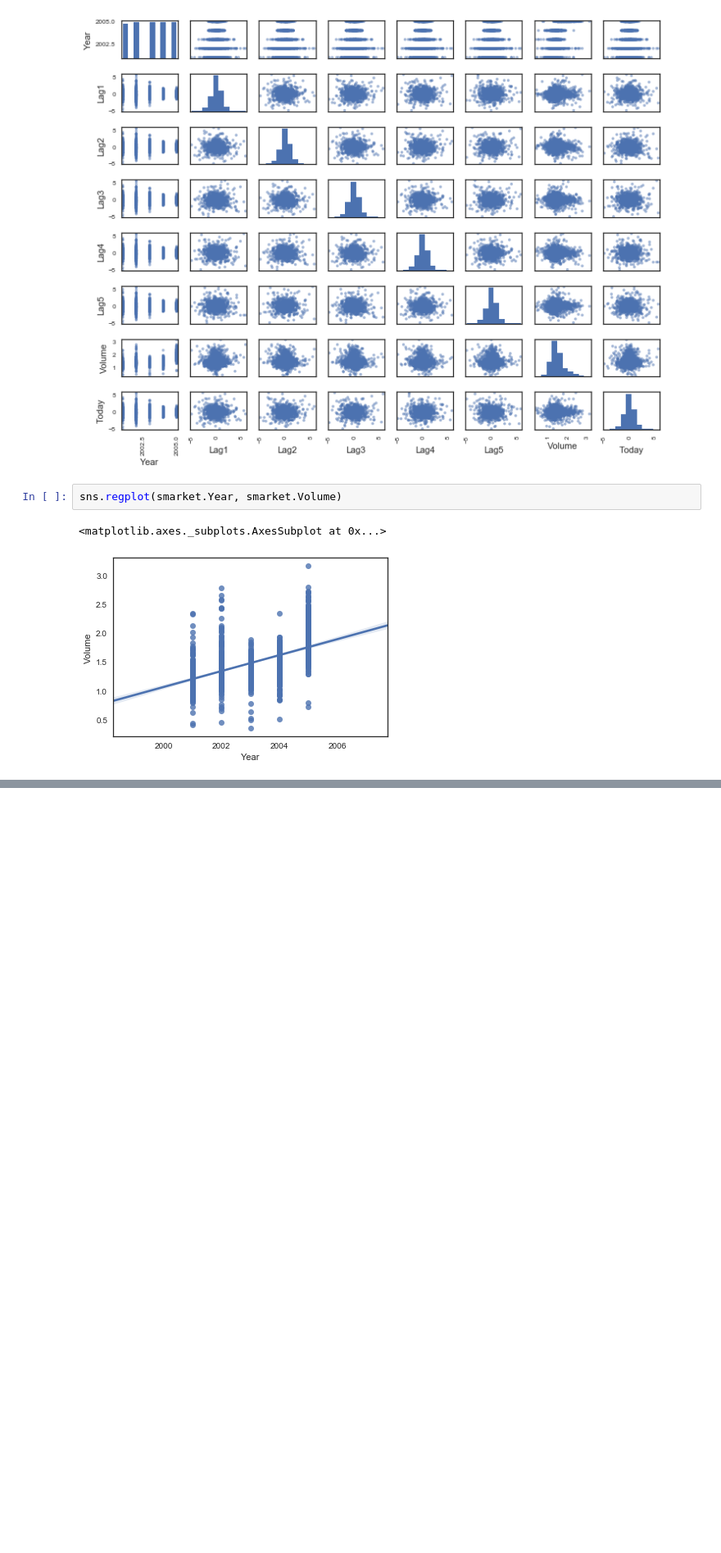
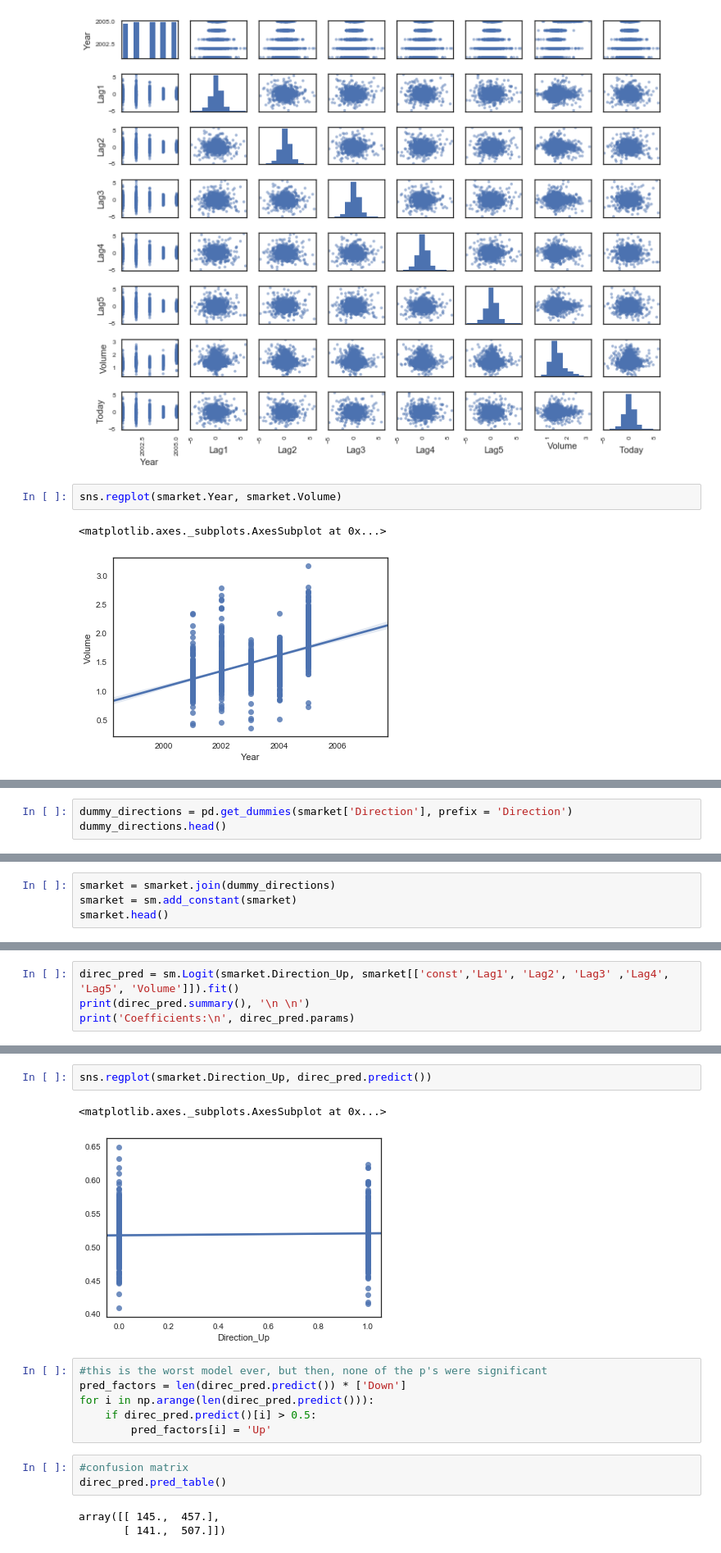
Before and after one commit to abbiepopa/intro_to_stat_learning_reading_grp, a Jupyter notebook: Chap4_Lab.ipynb, the cells around one changed output, grey strips where cells are left out. Shown at 82% size. Saved outputs shown, nothing was run; the diff lists cells and outputs as text; blank space fills up the shorter version.

```diff
--- a/Chap4_Lab.ipynb
+++ b/Chap4_Lab.ipynb
@@ -66,0 +80,3 @@ sns.regplot(smarket.Year, smarket.Volume)
+# %%
+dummy_directions = pd.get_dummies(smarket['Direction'], prefix = 'Direction')
+dummy_directions.head()
@@ -66,0 +90,4 @@ sns.regplot(smarket.Year, smarket.Volume)
+# %%
+smarket = smarket.join(dummy_directions)
+smarket = sm.add_constant(smarket)
+smarket.head()
@@ -66,0 +101,4 @@ sns.regplot(smarket.Year, smarket.Volume)
+# %%
+direc_pred = sm.Logit(smarket.Direction_Up, smarket[['const','Lag1', 'Lag2', 'Lag3' ,'Lag4', 'Lag5', 'Volume']]).fit()
+print(direc_pred.summary(), '\n \n')
+print('Coefficients:\n', direc_pred.params)
@@ -66,0 +123,17 @@ sns.regplot(smarket.Year, smarket.Volume)
+# %%
+sns.regplot(smarket.Direction_Up, direc_pred.predict())
+# %% [output]
+<matplotlib.axes._subplots.AxesSubplot at 0x...>
+[figure, added]
+# %%
+#this is the worst model ever, but then, none of the p's were significant
+pred_factors = len(direc_pred.predict()) * ['Down']
+for i in np.arange(len(direc_pred.predict())):
+    if direc_pred.predict()[i] > 0.5:
+        pred_factors[i] = 'Up'
+# %%
+#confusion matrix
+direc_pred.pred_table()
+# %% [output]
+array([[ 145.,  457.],
+       [ 141.,  507.]])
```
Also changed, not shown: parts of 10 cells of this notebook.
